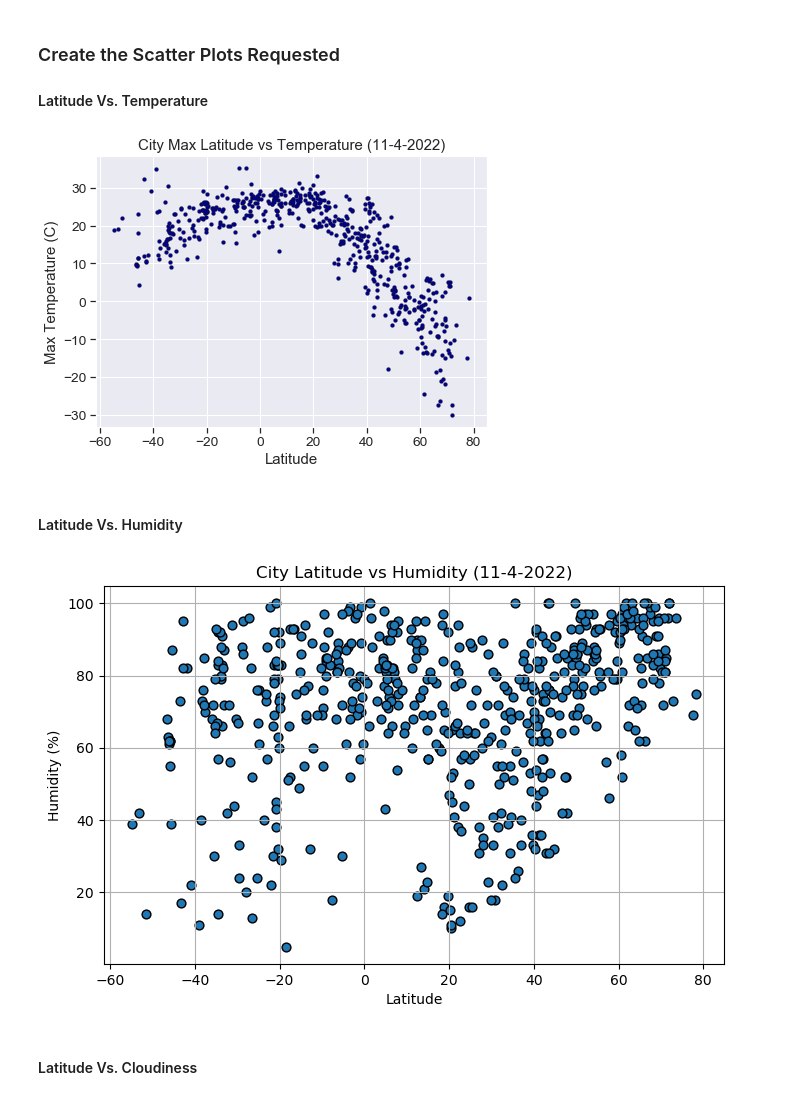
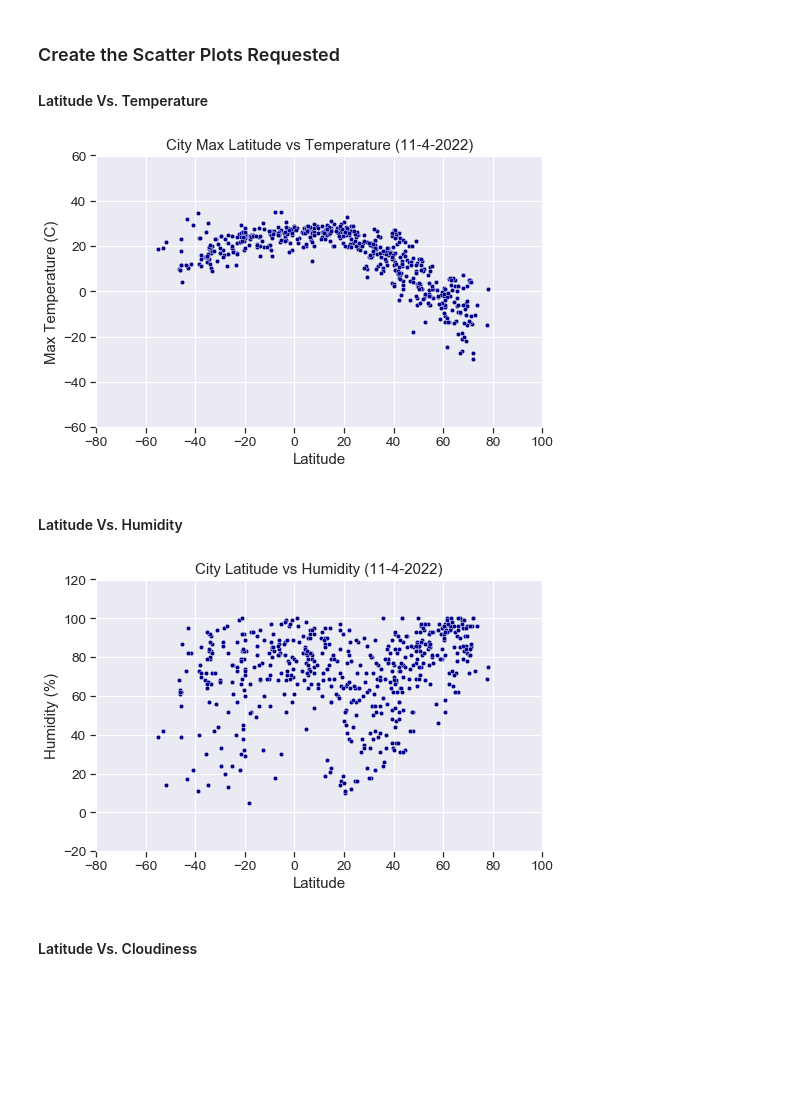
Before and after one commit to zwcrowley/Module_11_web_design_challenge, a Jupyter notebook: WeatherPy_main.ipynb, the cells around one changed output. Cells and saved outputs as stored; diff of their text form; code cells hidden in the pictures; blank space fills up the shorter version.

Commit message:
Fixed plots for images

```diff
--- a/WeatherPy_main.ipynb
+++ b/WeatherPy_main.ipynb
@@ -72,46 +72,55 @@ city_data_df.head()
 # %%
 # Build scatter plot for latitude vs. temperature
 # Use seaborn plot to make the scatter plot, add a title and axis labels:
-sns.set_theme(style="darkgrid", font_scale=1.25,rc={'xtick.bottom': True,
+sns.set_theme(style="darkgrid", font_scale=1.25, rc={'xtick.bottom': True,
     'ytick.left': True,})
 # Set fig and axis, and figure size:
-fig, ax = plt.subplots(figsize=(7, 5))
+fig, ax = plt.subplots(figsize=(8, 5))
 # Create the plot, take out conf int, set color and ax:
-g = sns.scatterplot(ax=ax, data=city_data_df, x="Lat", y="Max Temp", s=15, color="darkblue", edgecolor='k')
+g = sns.scatterplot(ax=ax, data=city_data_df, x="Lat", y="Max Temp", s=20, color="darkblue")
 # city_data_df.plot(x='Lat', y='Max Temp', kind = "scatter", edgecolor='k', s=40)
+g.set_xlim(-80, 100)
+g.set_ylim(-60, 60)
 
 # Incorporate the other graph properties
 plt.xlabel("Latitude")
 plt.ylabel("Max Temperature (C)")
 plt.title("City Max Latitude vs Temperature (11-4-2022)")
 
 # Save the figure:
-# plt.savefig("images/Fig1.png")
+plt.savefig("assets/images/Fig1.png")
 
 # Show plot:
 plt.show()
 # %% [output]
-[figure, old version]
+[figure, new version]
 # %% [markdown]
 #### Latitude Vs. Humidity
 # %%
 # Build the scatter plots for latitude vs. humidity
-# Use pandas plot to make the scatter plot, add a title and axis labels:
-city_data_df.plot(x='Lat', y='Humidity', kind = "scatter", edgecolor='k', s=40)
+# Use seaborn plot to make the scatter plot, add a title and axis labels:
+sns.set_theme(style="darkgrid", font_scale=1.25, rc={'xtick.bottom': True,
+    'ytick.left': True,})
+# Set fig and axis, and figure size:
+fig, ax = plt.subplots(figsize=(8, 5))
+# Create the plot, take out conf int, set color and ax:
+g = sns.scatterplot(ax=ax, data=city_data_df, x="Lat", y="Humidity", s=20, color="darkblue")
+
+g.set_xlim(-80, 100)
+g.set_ylim(-20, 120)
 
 # Incorporate the other graph properties
 plt.xlabel("Latitude")
 plt.ylabel("Humidity (%)")
 plt.title("City Latitude vs Humidity (11-4-2022)")
-plt.grid()
 
-# Save the figure
-plt.savefig("output/Fig2.png")
+# Save the figure:
+plt.savefig("assets/images/Fig2.png")
 
-# Show plot
+# Show plot:
 plt.show()
 # %% [output]
-[figure, old version]
+[figure, new version]
 # %% [markdown]
 #### Latitude Vs. Cloudiness
 # %%
```
Also changed, not shown: parts of 23 cells of this notebook, 9 other files.
